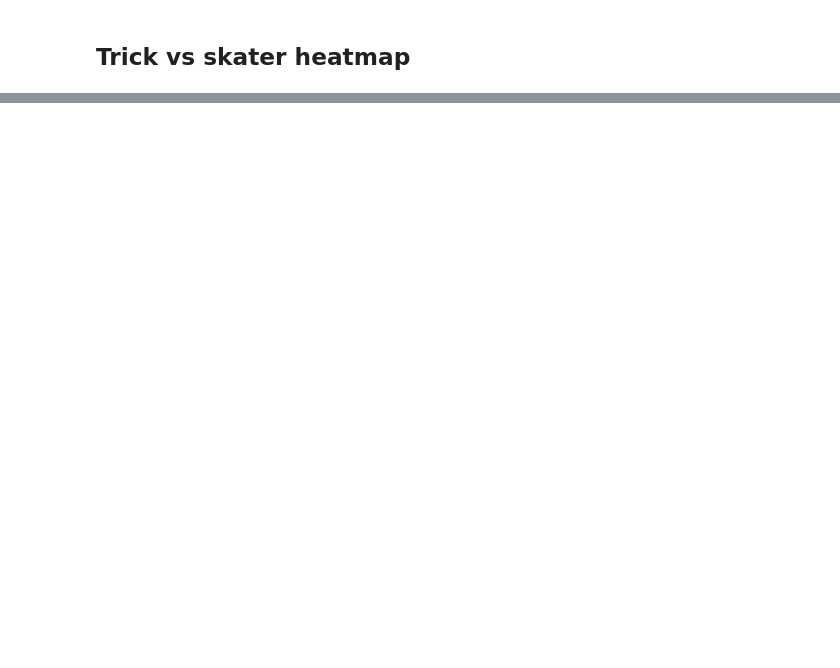
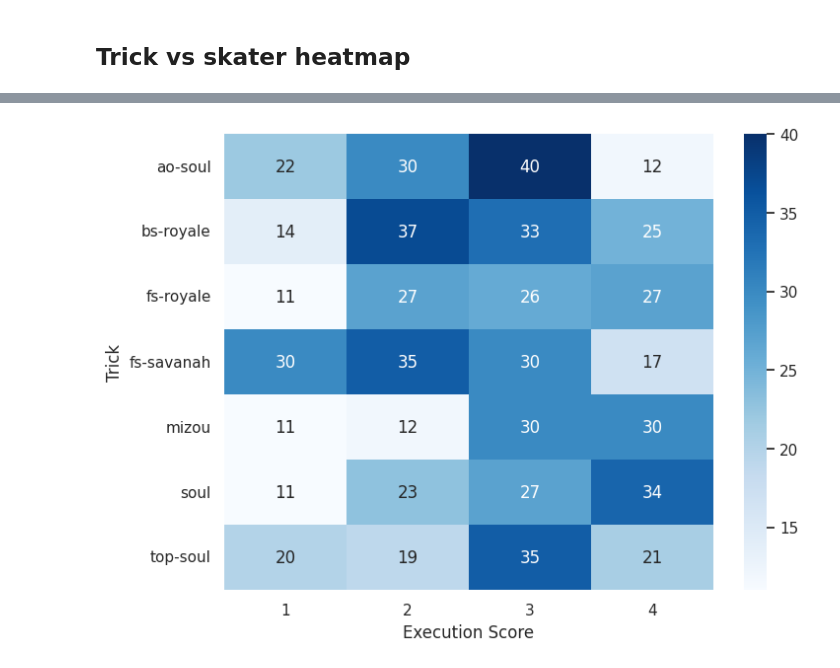
Before and after one commit to h2bc/aitraf, a Jupyter notebook: notebooks/7-dataset-stats.ipynb, the cells around one changed output, grey strips where cells are left out. Saved outputs shown, nothing was run; the diff lists cells and outputs as text; code cells hidden in the pictures; blank space fills up the shorter version.

```diff
--- a/notebooks/7-dataset-stats.ipynb
+++ b/notebooks/7-dataset-stats.ipynb
@@ -110,0 +115,16 @@ plt.show()
+# %%
+heatmap_df = (
+    labels_df
+    .groupby(["trick", "execution_score"])
+    .size()
+    .reset_index(name="count")
+)
+heatmap_pivot = heatmap_df.pivot(index="trick", columns="execution_score", values="count").fillna(0)
+fig, ax = plt.subplots(figsize=(8, 6))
+sns.heatmap(heatmap_pivot, annot=True, fmt=".0f", cmap="Blues", ax=ax)
+ax.set_xlabel("Execution Score")
+ax.set_ylabel("Trick")
+save_plot(fig, "trick_execution_score_heatmap")
+plt.show()
+# %% [output]
+[figure, added]
```
Also changed, not shown: parts of 8 cells of this notebook, 4 other files.
